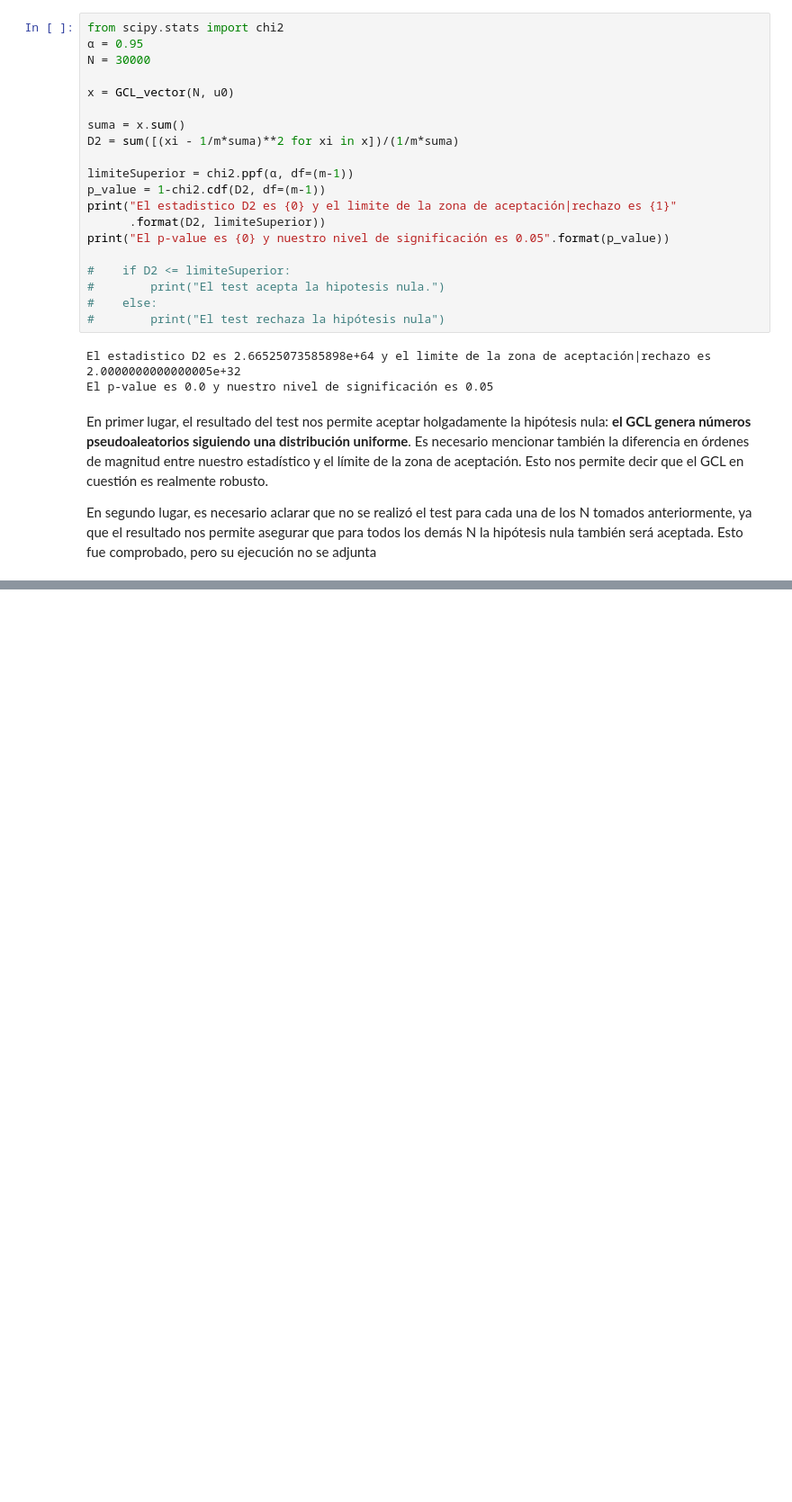
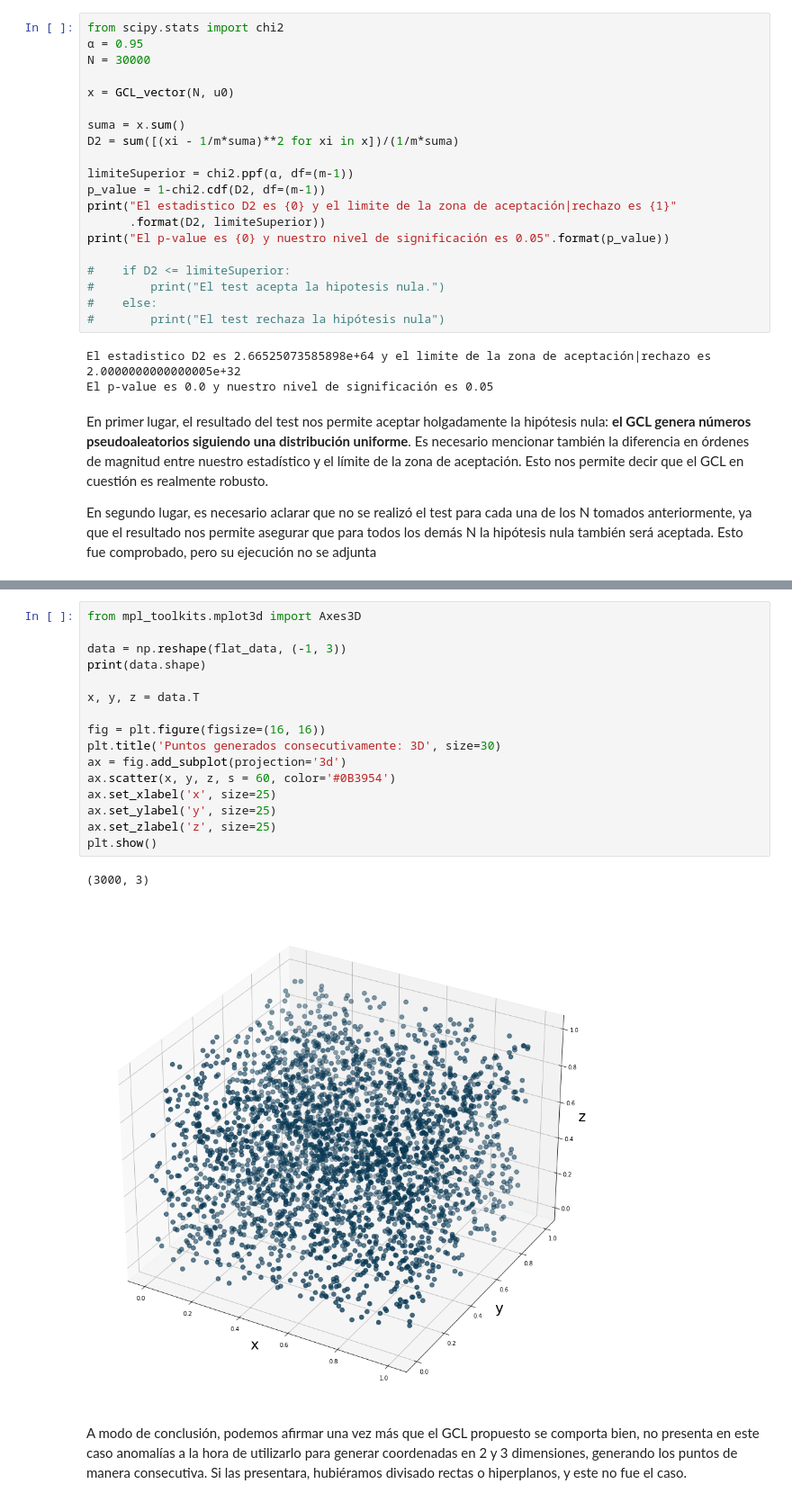
Before and after one commit to nicolaslongo/tp1-simulacion, a Jupyter notebook: Ejercicios 1-2.ipynb, the cells around one changed output, grey strips where cells are left out. Shown at 90% size. Saved outputs shown, nothing was run; the diff lists cells and outputs as text; blank space fills up the shorter version.

```diff
--- a/Ejercicios 1-2.ipynb
+++ b/Ejercicios 1-2.ipynb
@@ -116,0 +164,21 @@ En segundo lugar, es necesario aclarar que no se realizó el test para cada una
+# %%
+from mpl_toolkits.mplot3d import Axes3D
+
+data = np.reshape(flat_data, (-1, 3))
+print(data.shape)
+
+x, y, z = data.T
+
+fig = plt.figure(figsize=(16, 16))
+plt.title('Puntos generados consecutivamente: 3D', size=30)
+ax = fig.add_subplot(projection='3d')
+ax.scatter(x, y, z, s = 60, color='#0B3954')
+ax.set_xlabel('x', size=25)
+ax.set_ylabel('y', size=25)
+ax.set_zlabel('z', size=25)
+plt.show()
+# %% [output]
+(3000, 3)
+[figure, added]
+# %% [markdown]
+A modo de conclusión, podemos afirmar una vez más que el GCL propuesto se comporta bien, no presenta en este caso anomalías a la hora de utilizarlo para generar coordenadas en 2 y 3 dimensiones, generando los puntos de manera consecutiva. Si las presentara, hubiéramos divisado rectas o hiperplanos, y este no fue el caso.
```
Also changed, not shown: parts of 4 cells of this notebook.
